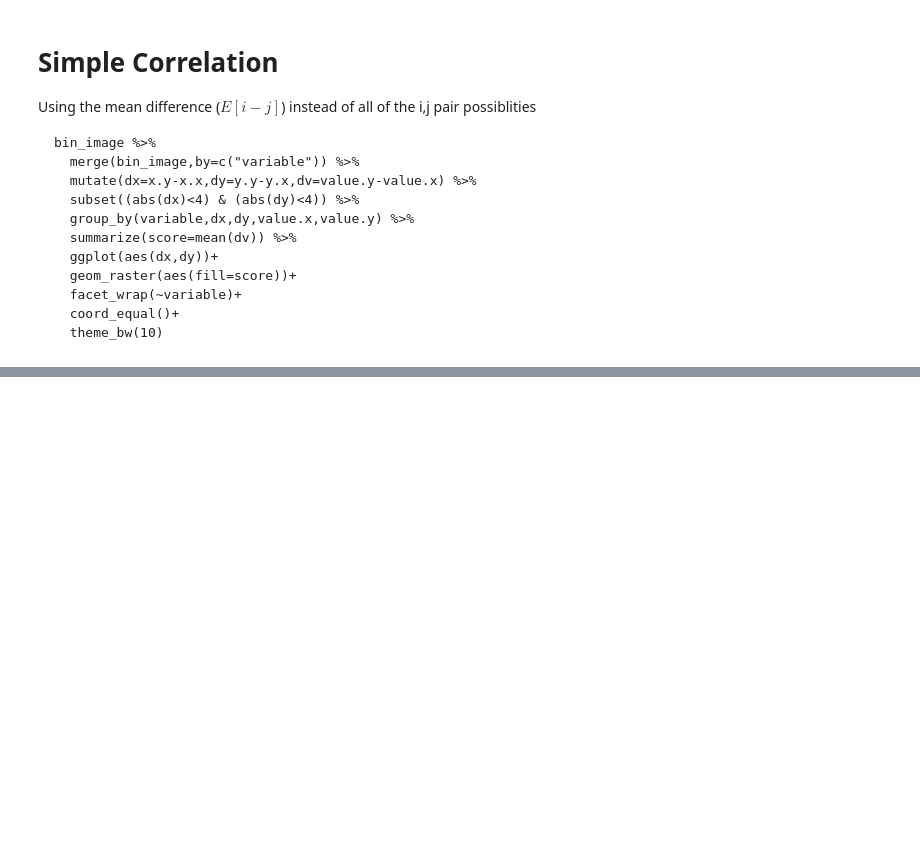
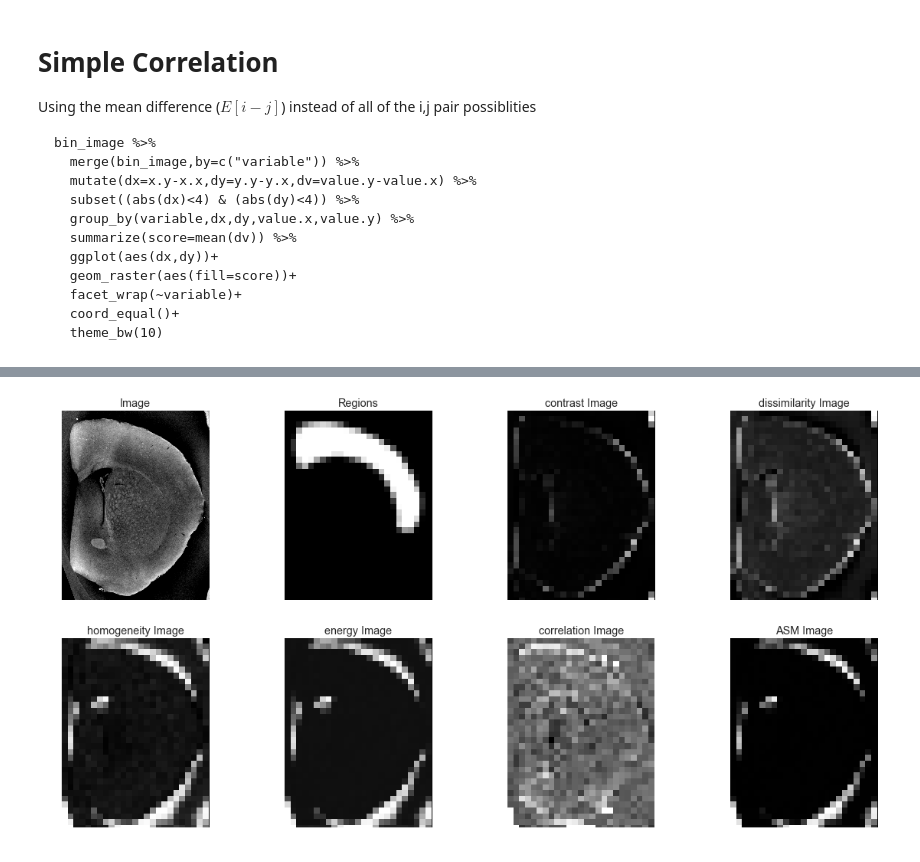
Before and after one commit to kmader/Quantitative-Big-Imaging-2018, a Jupyter notebook: Lectures/07-AdvancedShapeAndTexture.ipynb, the cells around one changed output, grey strips where cells are left out. Saved outputs shown, nothing was run; the diff lists cells and outputs as text; code cells hidden in the pictures; blank space fills up the shorter version.

```diff
--- a/Lectures/07-AdvancedShapeAndTexture.ipynb
+++ b/Lectures/07-AdvancedShapeAndTexture.ipynb
@@ -807,0 +913,18 @@ bin_image %>%
+# %%
+# show the slice and threshold
+fig, m_axs = plt.subplots(2, 4, figsize=(20, 10))
+n_axs = m_axs.flatten()
+ax1 = n_axs[0]
+ax2 = n_axs[1]
+ax1.imshow(cortex_img, cmap='gray')
+ax1.axis('off')
+ax1.set_title('Image')
+ax2.imshow(score_img, cmap='gray')
+ax2.axis('off')
+ax2.set_title('Regions')
+for c_ax, c_prop in zip(n_axs[2:], grayco_prop_list):
+    c_ax.imshow(prop_imgs[c_prop], cmap='gray')
+    c_ax.axis('off')
+    c_ax.set_title('{} Image'.format(c_prop))
+# %% [output]
+[figure, added]
```
Also changed, not shown: parts of 16 cells of this notebook, 2 other files.
